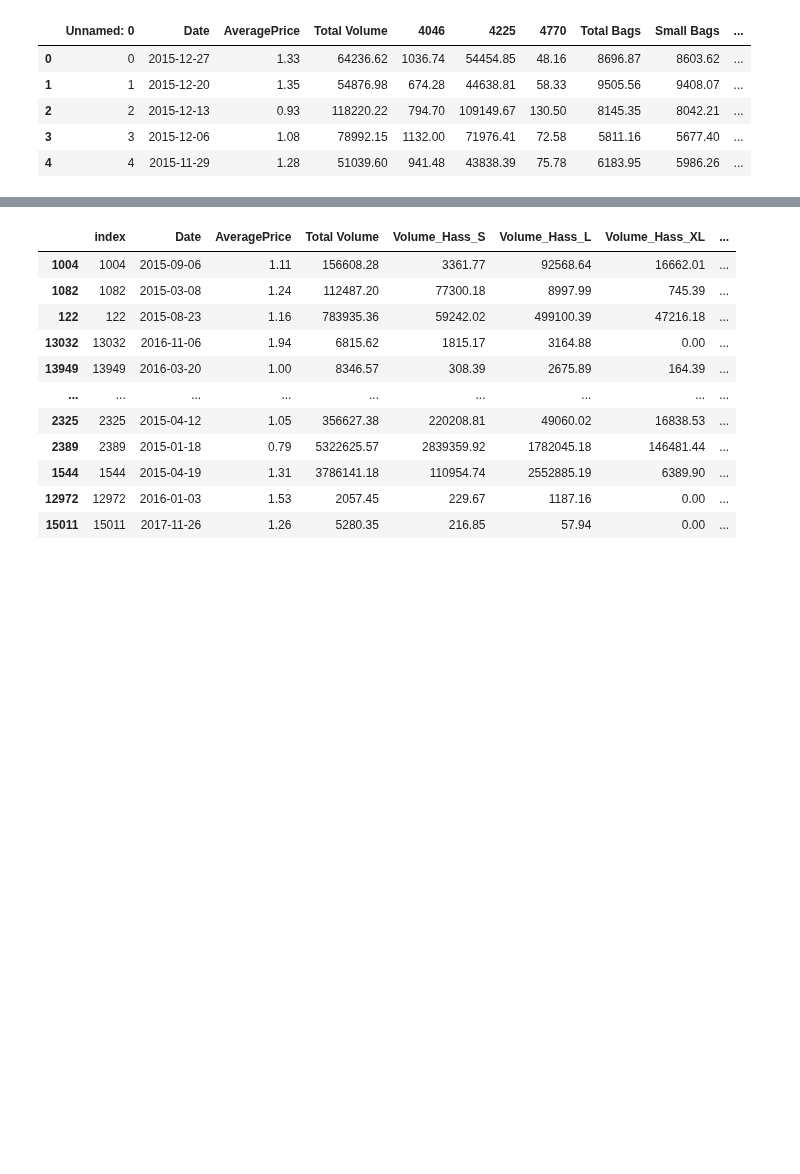
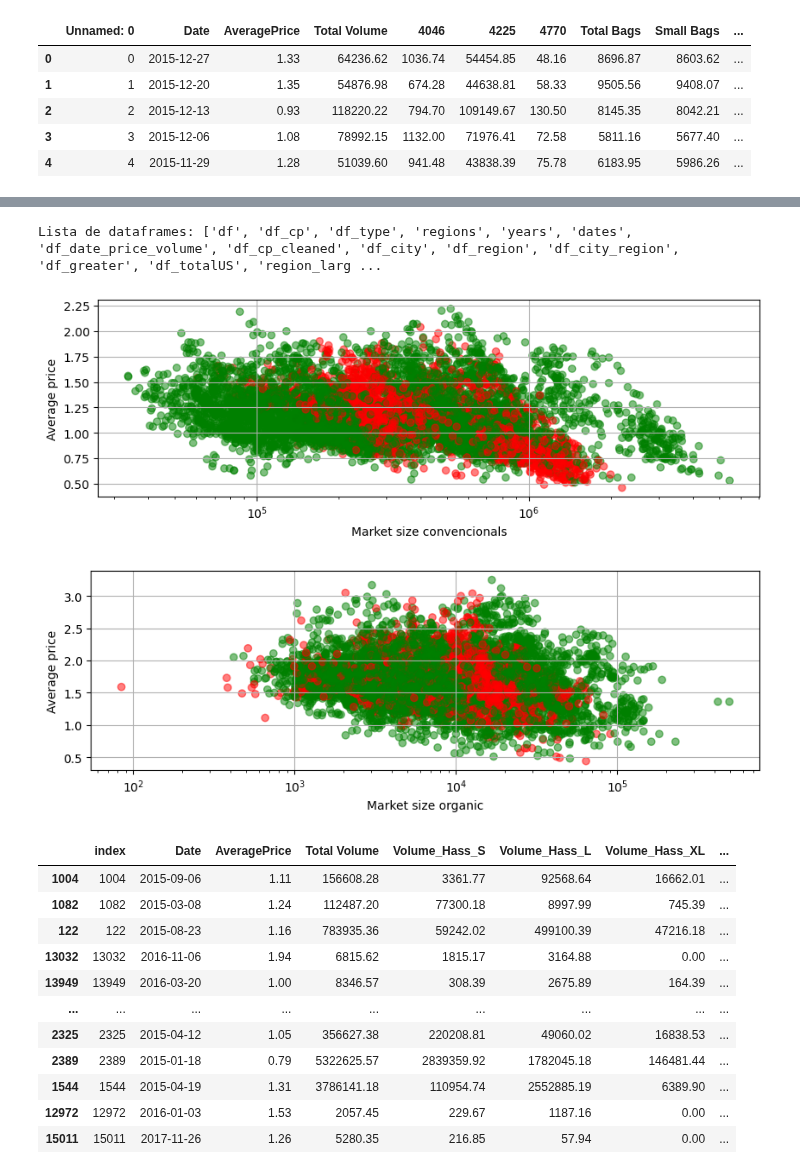
Before and after one commit to cpujol-dev/MiniProjectAavocado, a Jupyter notebook: 0.DataSet_base.ipynb, the cells around one changed output, grey strips where cells are left out. Drawn from its saved outputs; the diff is of its cells as text; code cells hidden in the pictures; blank space fills up the shorter version.

```diff
--- a/0.DataSet_base.ipynb
+++ b/0.DataSet_base.ipynb
@@ -296,6 +316,42 @@ df.groupby(by=['region']).count()
 | TotalUS | 338 | 338 | 338 | 338 | 338 | 338 | 338 | ... |
 | West | 338 | 338 | 338 | 338 | 338 | 338 | 338 | ... |
 | WestTexNewMexico | 335 | 335 | 335 | 335 | 335 | 335 | 335 | ... |
+# %%
+import pandas as pd
+import seaborn as sns
+import matplotlib.pyplot as plt
+import avocado_manager as av
+av.init();av.info()
+# Claramente hay sitios donde los aguacates son más baratos, miremos si tiene que ver con otras características
+classification_colors = {'City':'green' ,'Region':'red' ,'GreaterRegion':'orange', 'TotalUS': 'blue'}
+
+df_subset = av.df("df_city_region") # df_cp[df_cp['region']!= 'TotalUS']
+df_organic = df_subset[df_subset['type']=='organic']
+df_convencionals = df_subset[df_subset['type']=='conventional']
+
+fig, ax= plt.subplots(figsize=(10,3))
+x_values = df_convencionals['Total Volume']
+y_values = df_convencionals['AveragePrice']
+c_values= list(df_convencionals['region_class'].map(classification_colors))
+plt.scatter(x= x_values, y= y_values, c=c_values, alpha = .5)
+plt.xscale('log')
+plt.ylabel('Average price')
+plt.xlabel('Market size convencionals')
+plt.grid()
+
+fig, ax= plt.subplots(figsize=(10,3))
+x_values = df_organic['Total Volume']
+y_values = df_organic['AveragePrice']
+c_values= list(df_organic['region_class'].map(classification_colors))
+plt.scatter(x= x_values, y= y_values, c=c_values, alpha = .5)
+plt.xscale('log')
+plt.ylabel('Average price')
+plt.xlabel('Market size organic')
+plt.grid()
+# %% [output]
+Lista de dataframes: ['df', 'df_cp', 'df_type', 'regions', 'years', 'dates', 'df_date_price_volume', 'df_cp_cleaned', 'df_city', 'df_region', 'df_city_region', 'df_greater', 'df_totalUS', 'region_larg ...
+[figure, added]
+[figure, added]
 # %%
 # 8. Recomendaciones: Basado en tus hallazgos, proporciona recomendaciones prácticas a la cadena de tiendas de comestibles.
 # Esto puede incluir estrategias de precios, enfoques de marketing y análisis de tendencias estacionales.
```
Also changed, not shown: parts of 2 cells of this notebook, 1 other file.
